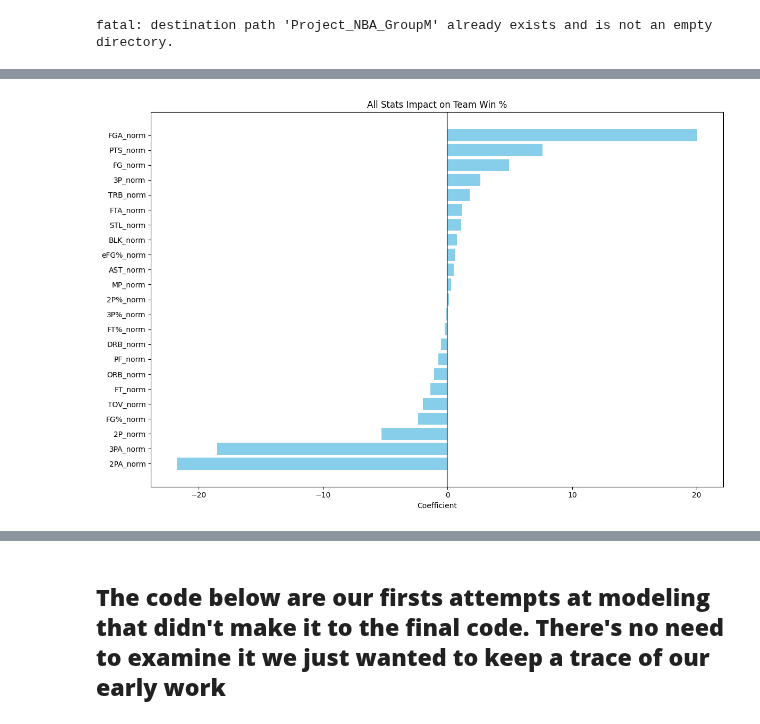
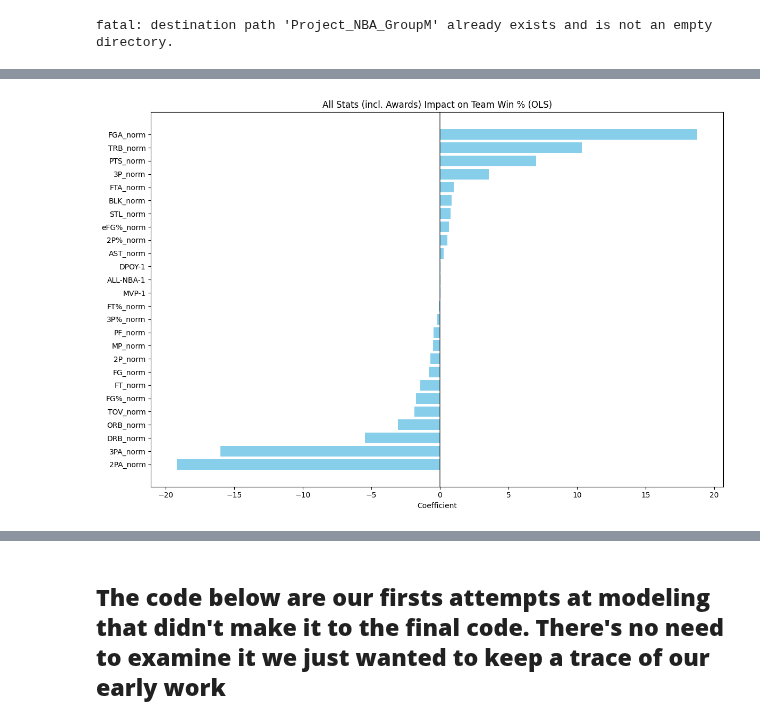
Before and after one commit to maadmaaax/Project_NBA_GroupM, a Jupyter notebook: Analyse_Principale.ipynb, the cells around one changed output, grey strips where cells are left out. Cells and saved outputs as stored; diff of their text form; code cells hidden in the pictures.

```diff
--- a/Analyse_Principale.ipynb
+++ b/Analyse_Principale.ipynb
@@ -599,52 +604,90 @@ print(vif_df.sort_values('VIF', ascending=False))
 # %%
-# Complete analysis in one block
-def run_team_regression():
+def run_team_regression_sm():
+    # Re-import statsmodels.api as sm to ensure 'sm' refers to the correct module
+    import statsmodels.api as sm
+
     # Load & filter
-    nbas_df = nbas_data_full
+    nbas_df = nbas_data_full.copy()
     nbas_df['MP'] = pd.to_numeric(nbas_df['MP'], errors='coerce')
     nbas_df = nbas_df[nbas_df['MP'] >= 5].copy()
 
+    # Base numeric stats
     stat_cols = ['MP', 'FG', 'FGA', 'FG%', '3P', '3PA', '3P%', '2P', '2PA', '2P%',
                  'eFG%', 'FT', 'FTA', 'FT%', 'ORB', 'DRB', 'TRB', 'AST', 'STL',
                  'BLK', 'TOV', 'PF', 'PTS']
 
-    # Normalize
+    # Ensure numeric
     for col in stat_cols:
         nbas_df[col] = pd.to_numeric(nbas_df[col], errors='coerce')
+
+    # Award dummies (no normalization)
+    award_cols = ['MVP-1', 'DPOY-1', 'ALL-NBA-1']
+    for col in award_cols:
+        nbas_df[col] = pd.to_numeric(nbas_df[col], errors='coerce').fillna(0).astype(int)
+
+    # Normalize core stats (0–1)
+    for col in stat_cols:
         min_val, max_val = nbas_df[col].min(), nbas_df[col].max()
         if max_val > min_val:
             nbas_df[f'{col}_norm'] = (nbas_df[col] - min_val) / (max_val - min_val)
+        else:
+            nbas_df[f'{col}_norm'] = 0.0
 
-    # Aggregate
-    team_stats = nbas_df.groupby(['Team', 'Season'])[[f'{col}_norm' for col in stat_cols]].mean().reset_index()
+    # Aggregate to team-season
+    agg_dict = {f'{col}_norm': 'mean' for col in stat_cols}
+    agg_dict.update({col: 'max' for col in award_cols})  # 1 if any player has the award
 
-    # Merge & regress
-    sts_df =sts_data_full
+    team_stats = (
+        nbas_df
+        .groupby(['Team', 'Season'])
+        .agg(agg_dict)
+        .reset_index()
+    )
+
+    # Merge with W%
+    sts_df = sts_data_full.copy()
     sts_df['W%'] = pd.to_numeric(sts_df['W%'], errors='coerce')
-    merged_df = team_stats.merge(sts_df[['Team', 'Season', 'W%']], on=['Team', 'Season'])
+    merged_df = team_stats.merge(
+        sts_df[['Team', 'Season', 'W%']],
+        on=['Team', 'Season']
+    )
 
-    X = merged_df[[f'{col}_norm' for col in stat_cols]].fillna(0)
+    # Features: normalized stats + award dummies
+    feat_norm = [f'{col}_norm' for col in stat_cols]
+    feat_awards = award_cols
+    feature_cols = feat_norm + feat_awards
+
+    X = merged_df[feature_cols].fillna(0)
     y = merged_df['W%'].fillna(0)
 
-    model = LinearRegression()
-    model.fit(X, y)
+    # Add intercept and fit OLS
+    X_sm = sm.add_constant(X)
+    ols_model = sm.OLS(y, X_sm).fit()
 
-    coefs = pd.DataFrame({'Stat': [f'{col}_norm' for col in stat_cols],
-                         'Coefficient': model.coef_}).sort_values('Coefficient')
+    # Coefficients table (exclude intercept for bar plot)
+    coefs = (
+        pd.DataFrame({
+            'Stat': ['const'] + feature_cols,
+            'Coefficient': ols_model.params.values
+        })
+        .set_index('Stat')
+    )
 
+    coefs_no_const = coefs.drop(index='const').sort_values('Coefficient')
+
+    # Plot coefficients
     plt.figure(figsize=(12, 8))
-    plt.barh(range(len(coefs)), coefs['Coefficient'], color='skyblue')
-    plt.yticks(range(len(coefs)), coefs['Stat'])
+    plt.barh(range(len(coefs_no_const)), coefs_no_const['Coefficient'], color='skyblue')
+    plt.yticks(range(len(coefs_no_const)), coefs_no_const.index)
     plt.xlabel('Coefficient')
-    plt.title('All Stats Impact on Team Win %')
+    plt.title('All Stats (incl. Awards) Impact on Team Win % (OLS)')
     plt.axvline(x=0, color='black', alpha=0.5)
     plt.tight_layout()
     plt.show()
 
-    return model.score(X, y), coefs
+    return ols_model, coefs
 
-r2, coefficients = run_team_regression()
-print(f"R²: {r2:.4f}")
-print(model.summary())
+ols_model, coefficients = run_team_regression_sm()
+print(ols_model.summary())
 # %% [output]
-[figure, old version]
+[figure, new version]
```
Also changed, not shown: parts of 16 cells of this notebook.
